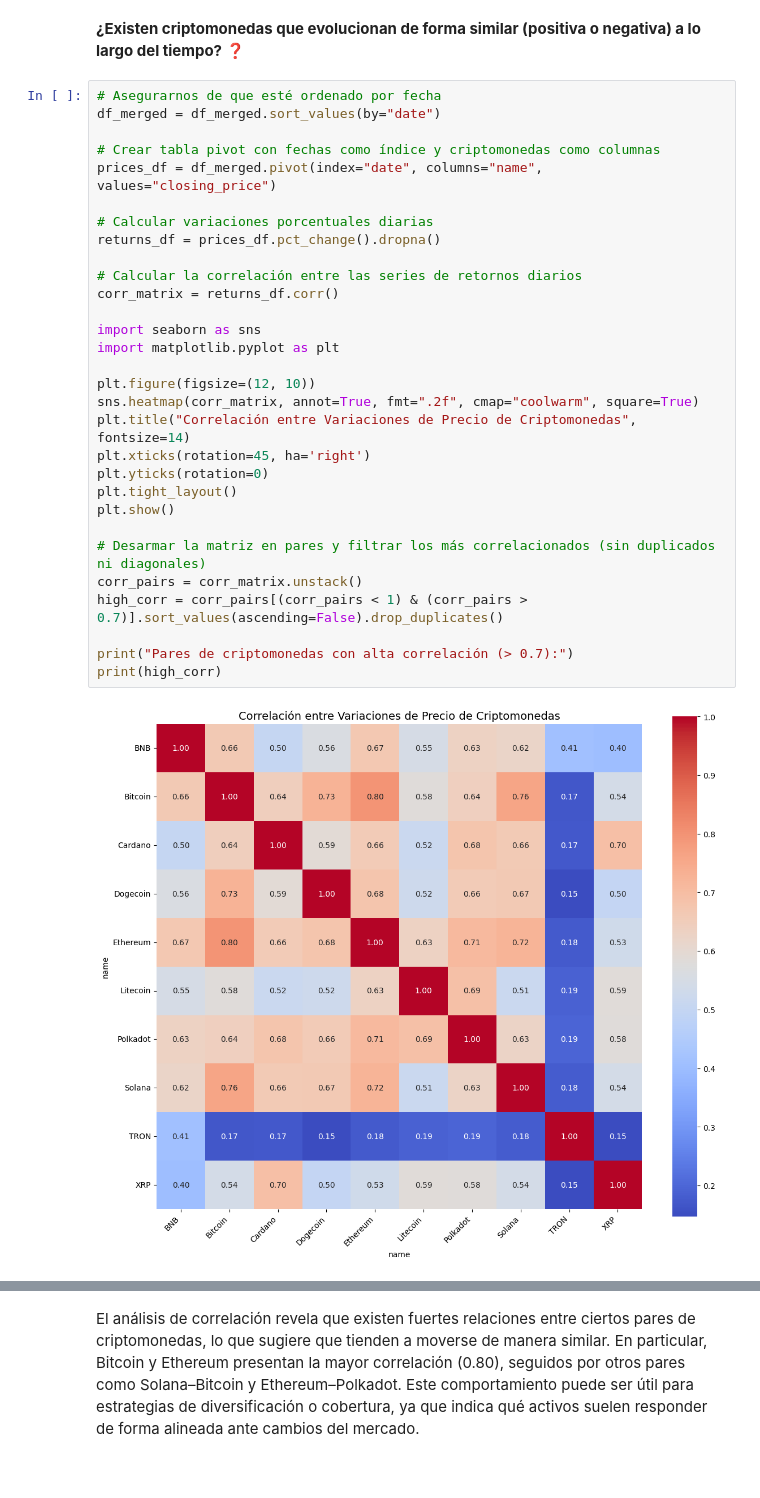
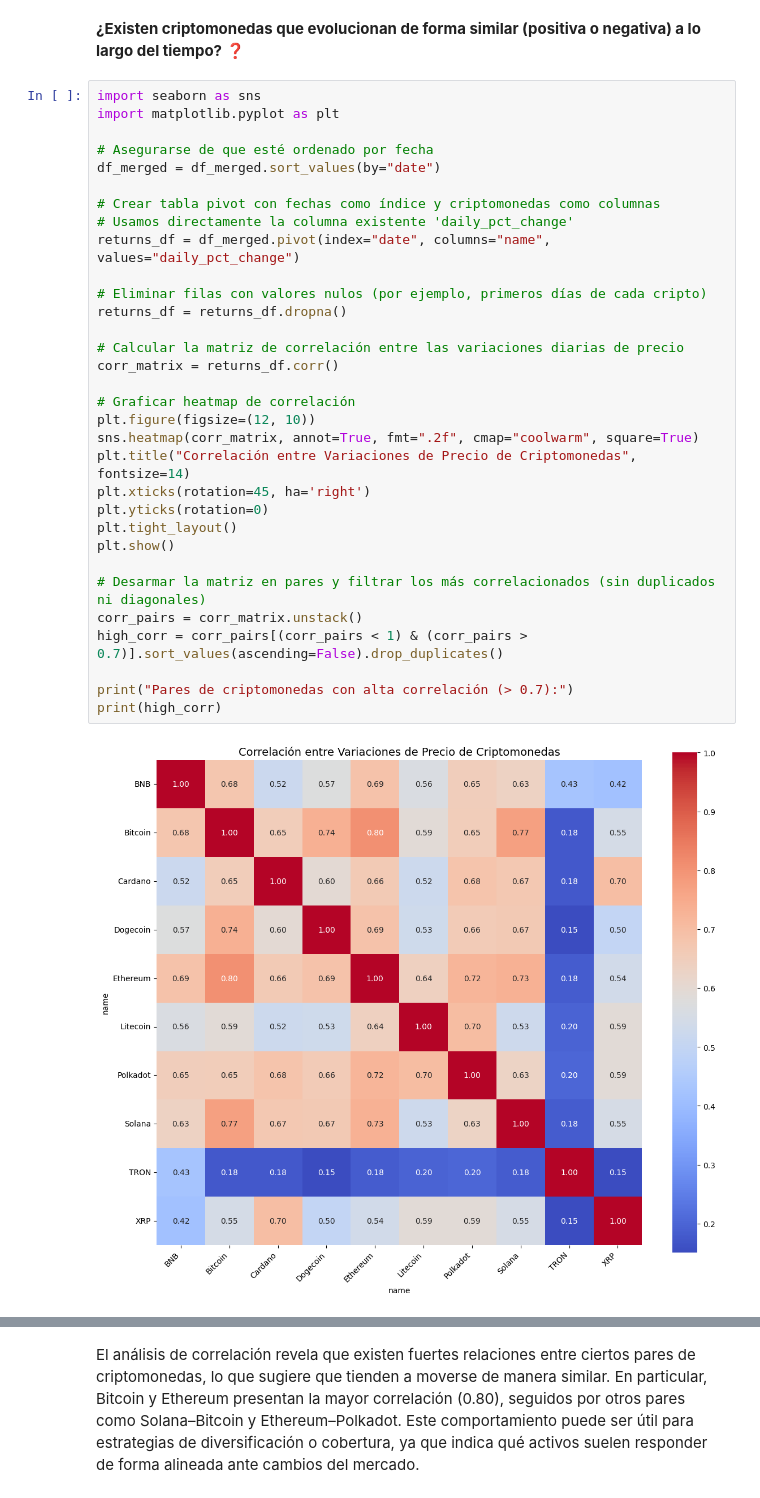
Before and after one commit to TraversaOlazabal/Data-Science-2---ML, a Jupyter notebook: CriptoAnalytics_AlejandroTraversaOlazabal.ipynb, the cells around one changed output, grey strips where cells are left out. Saved outputs shown, nothing was run; the diff lists cells and outputs as text.

```diff
--- a/CriptoAnalytics_AlejandroTraversaOlazabal.ipynb
+++ b/CriptoAnalytics_AlejandroTraversaOlazabal.ipynb
@@ -1203,37 +1203,39 @@ Durante el último año, la mayoría de las criptomonedas analizadas experimenta
 # %% [markdown]
 **¿Existen criptomonedas que evolucionan de forma similar (positiva o negativa) a lo largo del tiempo?** ❓
 # %%
-# Asegurarnos de que esté ordenado por fecha
+import seaborn as sns
+import matplotlib.pyplot as plt
+
+# Asegurarse de que esté ordenado por fecha
 df_merged = df_merged.sort_values(by="date")
 
 # Crear tabla pivot con fechas como índice y criptomonedas como columnas
-prices_df = df_merged.pivot(index="date", columns="name", values="closing_price")
+# Usamos directamente la columna existente 'daily_pct_change'
+returns_df = df_merged.pivot(index="date", columns="name", values="daily_pct_change")
 
-# Calcular variaciones porcentuales diarias
-returns_df = prices_df.pct_change().dropna()
+# Eliminar filas con valores nulos (por ejemplo, primeros días de cada cripto)
+returns_df = returns_df.dropna()
 
-# Calcular la correlación entre las series de retornos diarios
+# Calcular la matriz de correlación entre las variaciones diarias de precio
 corr_matrix = returns_df.corr()
 
-import seaborn as sns
-import matplotlib.pyplot as plt
-
+# Graficar heatmap de correlación
 plt.figure(figsize=(12, 10))
 sns.heatmap(corr_matrix, annot=True, fmt=".2f", cmap="coolwarm", square=True)
 plt.title("Correlación entre Variaciones de Precio de Criptomonedas", fontsize=14)
 plt.xticks(rotation=45, ha='right')
 plt.yticks(rotation=0)
 plt.tight_layout()
 plt.show()
 
 # Desarmar la matriz en pares y filtrar los más correlacionados (sin duplicados ni diagonales)
 corr_pairs = corr_matrix.unstack()
 high_corr = corr_pairs[(corr_pairs < 1) & (corr_pairs > 0.7)].sort_values(ascending=False).drop_duplicates()
 
 print("Pares de criptomonedas con alta correlación (> 0.7):")
 print(high_corr)
 # %% [output]
-[figure, old version]
+[figure, new version]
 Pares de criptomonedas con alta correlación (> 0.7):
 name      name
 Bitcoin   Ethereum   0.80
```
Also changed, not shown: parts of 5 cells of this notebook.
